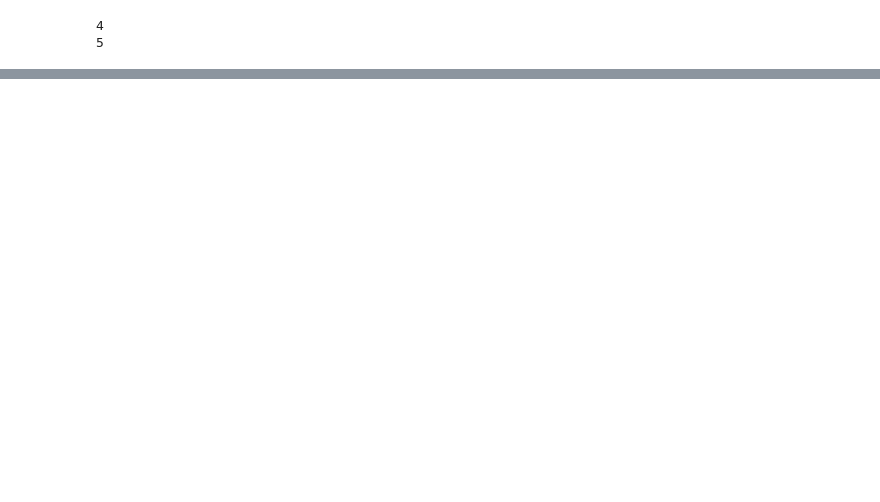
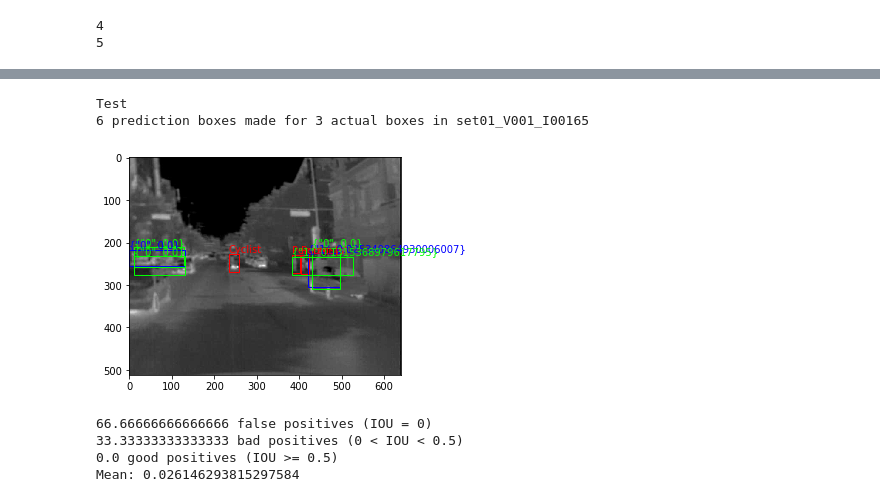
Before and after one commit to ncanna/thermal_pedestrian_detection, a Jupyter notebook: full_model_notebook_metrics.ipynb, the cells around one changed output, grey strips where cells are left out. Drawn from its saved outputs; the diff is of its cells as text; code cells hidden in the pictures; blank space fills up the shorter version.

```diff
--- a/full_model_notebook_metrics.ipynb
+++ b/full_model_notebook_metrics.ipynb
@@ -652 +609,11 @@ Mean: 0.027639254516430255
+# %%
+plot_iou(train_i, "last", False)
+# %% [output]
+Test
+6 prediction boxes made for 3 actual boxes in set01_V001_I00165
+[figure, added]
+66.66666666666666 false positives (IOU = 0)
+33.33333333333333 bad positives (0 < IOU < 0.5)
+0.0 good positives (IOU >= 0.5)
+Mean: 0.026146293815297584
 # %%
```
Also changed, not shown: parts of 14 cells of this notebook.
